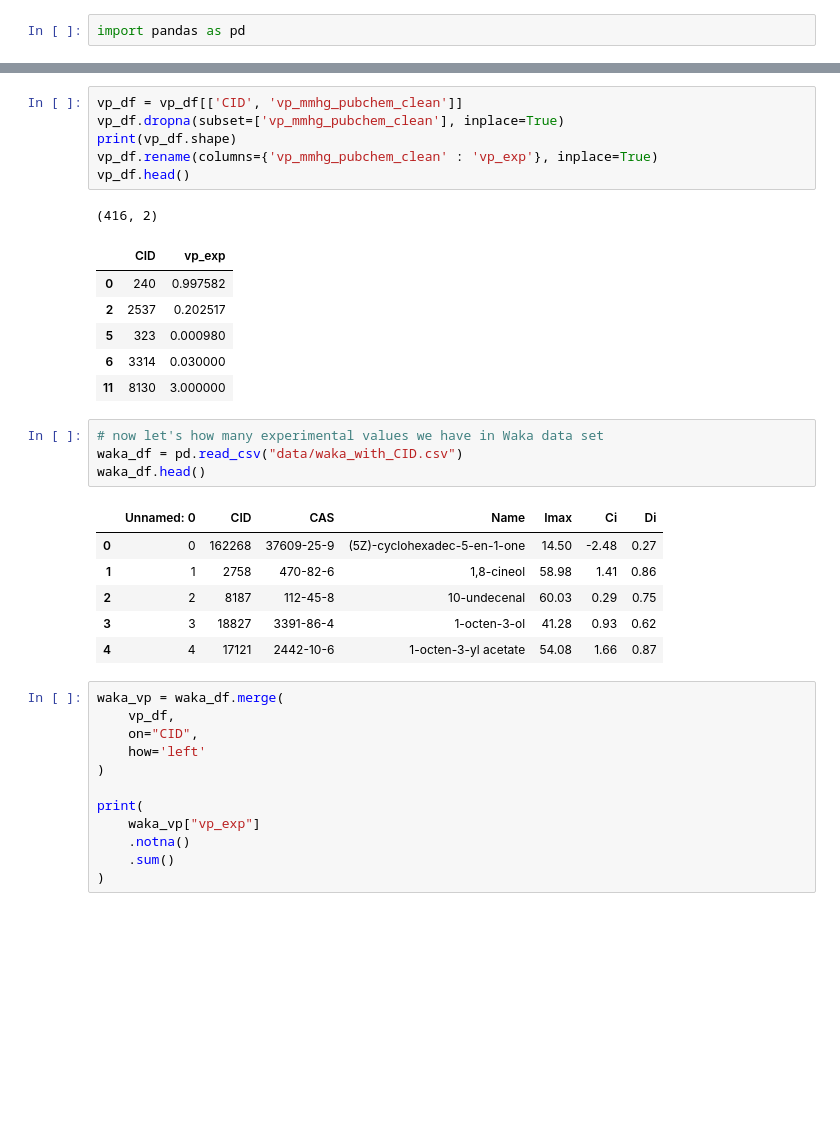
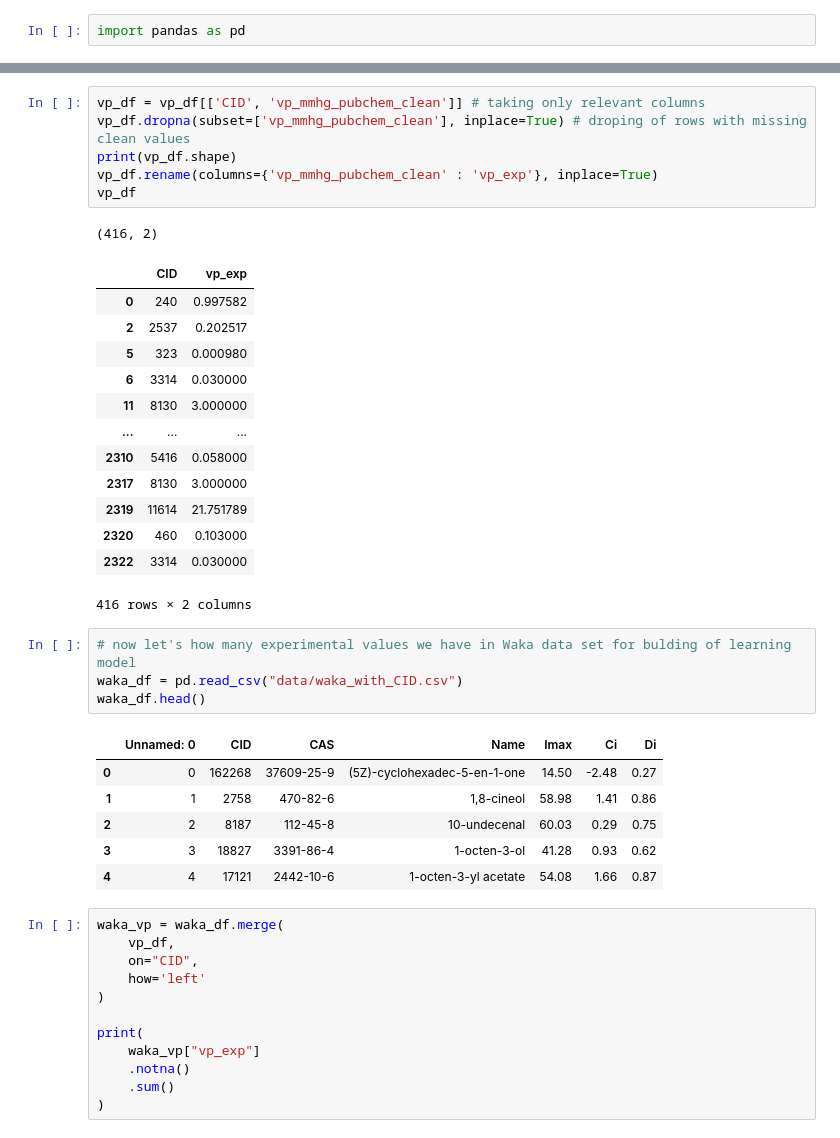
Before and after one commit to kiriyevskykiril/ai-program-2026, a Jupyter notebook: project_1/vp_regression.ipynb, the cells around one changed output, grey strips where cells are left out. Drawn from its saved outputs; the diff is of its cells as text; blank space fills up the shorter version.

```diff
--- a/project_1/vp_regression.ipynb
+++ b/project_1/vp_regression.ipynb
@@ -19,19 +21,26 @@ vp_df.head(10)
 # %%
-vp_df = vp_df[['CID', 'vp_mmhg_pubchem_clean']]
-vp_df.dropna(subset=['vp_mmhg_pubchem_clean'], inplace=True)
+vp_df = vp_df[['CID', 'vp_mmhg_pubchem_clean']] # taking only relevant columns
+vp_df.dropna(subset=['vp_mmhg_pubchem_clean'], inplace=True) # droping of rows with missing clean values
 print(vp_df.shape)
 vp_df.rename(columns={'vp_mmhg_pubchem_clean' : 'vp_exp'}, inplace=True)
-vp_df.head()
+vp_df
 # %% [output]
 (416, 2)
 |  | CID | vp_exp |
 | 0 | 240 | 0.997582 |
 | 2 | 2537 | 0.202517 |
 | 5 | 323 | 0.000980 |
 | 6 | 3314 | 0.030000 |
 | 11 | 8130 | 3.000000 |
+| ... | ... | ... |
+| 2310 | 5416 | 0.058000 |
+| 2317 | 8130 | 3.000000 |
+| 2319 | 11614 | 21.751789 |
+| 2320 | 460 | 0.103000 |
+| 2322 | 3314 | 0.030000 |
+416 rows × 2 columns
 # %%
-# now let's how many experimental values we have in Waka data set
+# now let's how many experimental values we have in Waka data set for bulding of learning model
 waka_df = pd.read_csv("data/waka_with_CID.csv")
 waka_df.head()
 # %% [output]
```
Also changed, not shown: parts of 11 cells of this notebook, 16 other files.
